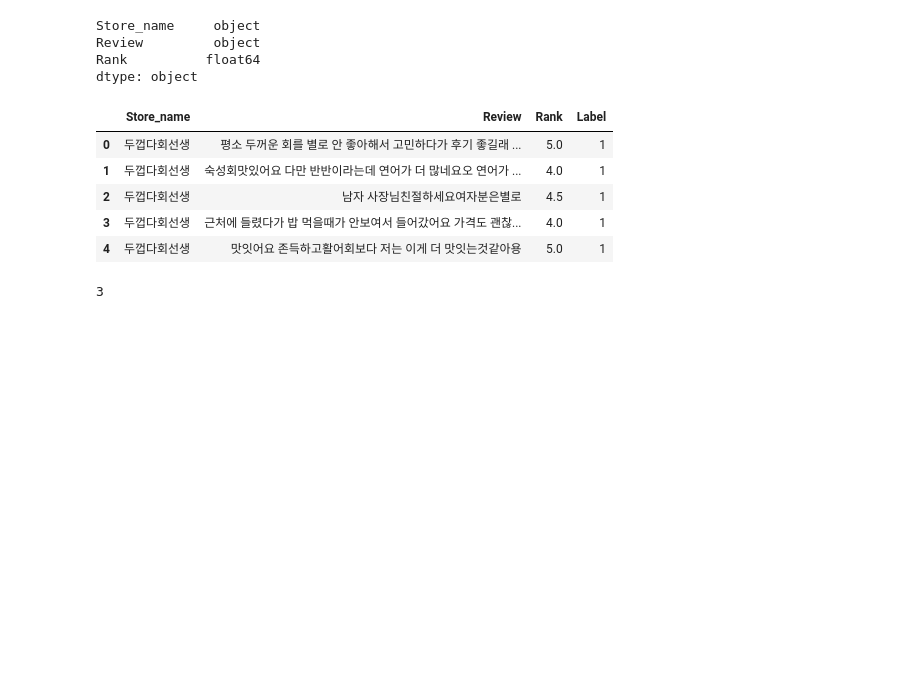
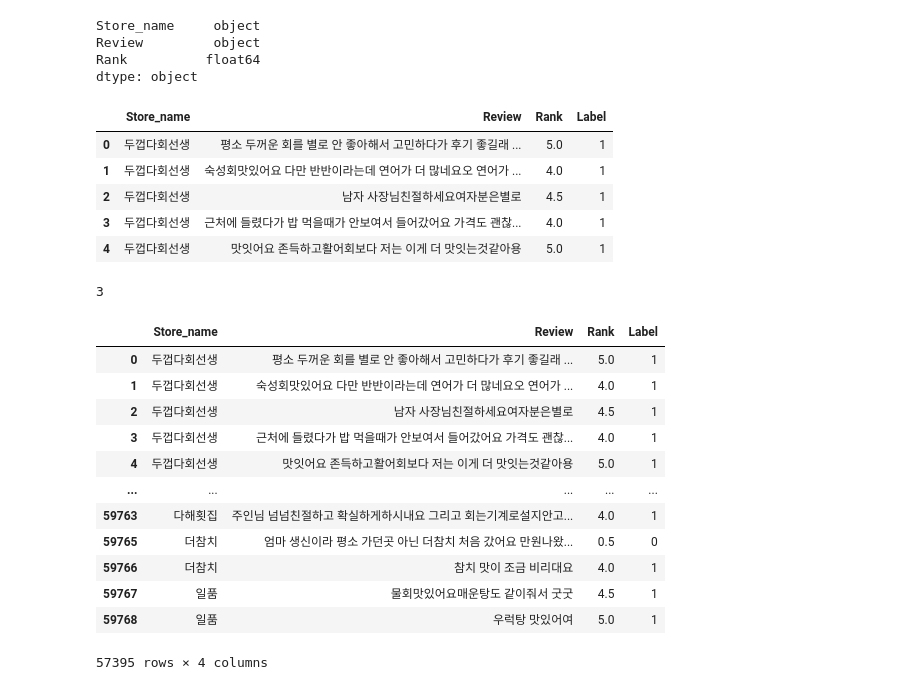
Before and after one commit to 97danielj/BERT_CLS_REVIEW, a Jupyter notebook: Preprocessing, Labelling.ipynb, the cells around one changed output. Cells and saved outputs as stored; diff of their text form; code cells hidden in the pictures; blank space fills up the shorter version.

```diff
--- a/Preprocessing, Labelling.ipynb
+++ b/Preprocessing, Labelling.ipynb
@@ -361,3 +359,25 @@ df = df.drop(drop_index[0])
 import pickle
 with open('df.pickle' , 'wb') as f:
     pickle.dump(df,f)
+# %%
+import pandas as pd
+import numpy as np
+import pickle
+with open('df.pickle' , 'rb') as f:
+    df = pickle.load(f)
+# %%
+df
+# %% [output]
+|  | Store_name | Review | Rank | Label |
+| 0 | 두껍다회선생 | 평소 두꺼운 회를 별로 안 좋아해서 고민하다가 후기 좋길래 ... | 5.0 | 1 |
+| 1 | 두껍다회선생 | 숙성회맛있어요 다만 반반이라는데 연어가 더 많네요오 연어가 ... | 4.0 | 1 |
+| 2 | 두껍다회선생 | 남자 사장님친절하세요여자분은별로 | 4.5 | 1 |
+| 3 | 두껍다회선생 | 근처에 들렸다가 밥 먹을때가 안보여서 들어갔어요 가격도 괜찮... | 4.0 | 1 |
+| 4 | 두껍다회선생 | 맛잇어요 존득하고활어회보다 저는 이게 더 맛잇는것같아용 | 5.0 | 1 |
+| ... | ... | ... | ... | ... |
+| 59763 | 다해횟집 | 주인님 넘넘친절하고 확실하게하시내요 그리고 회는기계로설지안고... | 4.0 | 1 |
+| 59765 | 더참치 | 엄마 생신이라 평소 가던곳 아닌 더참치 처음 갔어요 만원나왔... | 0.5 | 0 |
+| 59766 | 더참치 | 참치 맛이 조금 비리대요 | 4.0 | 1 |
+| 59767 | 일품 | 물회맛있어요매운탕도 같이줘서 굿굿 | 4.5 | 1 |
+| 59768 | 일품 | 우럭탕 맛있어여 | 5.0 | 1 |
+57395 rows × 4 columns
```
Also changed, not shown: parts of 1 cell of this notebook.
